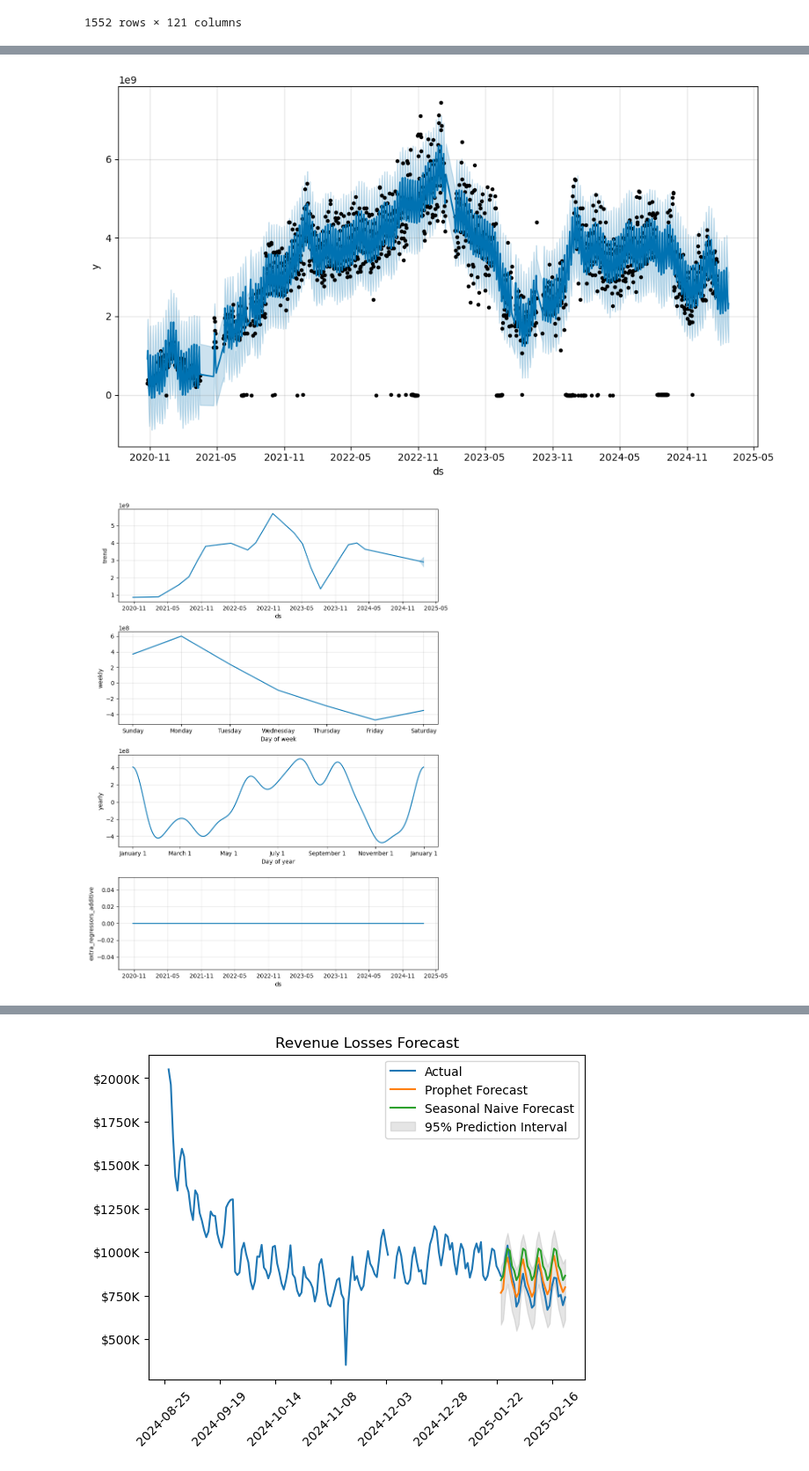
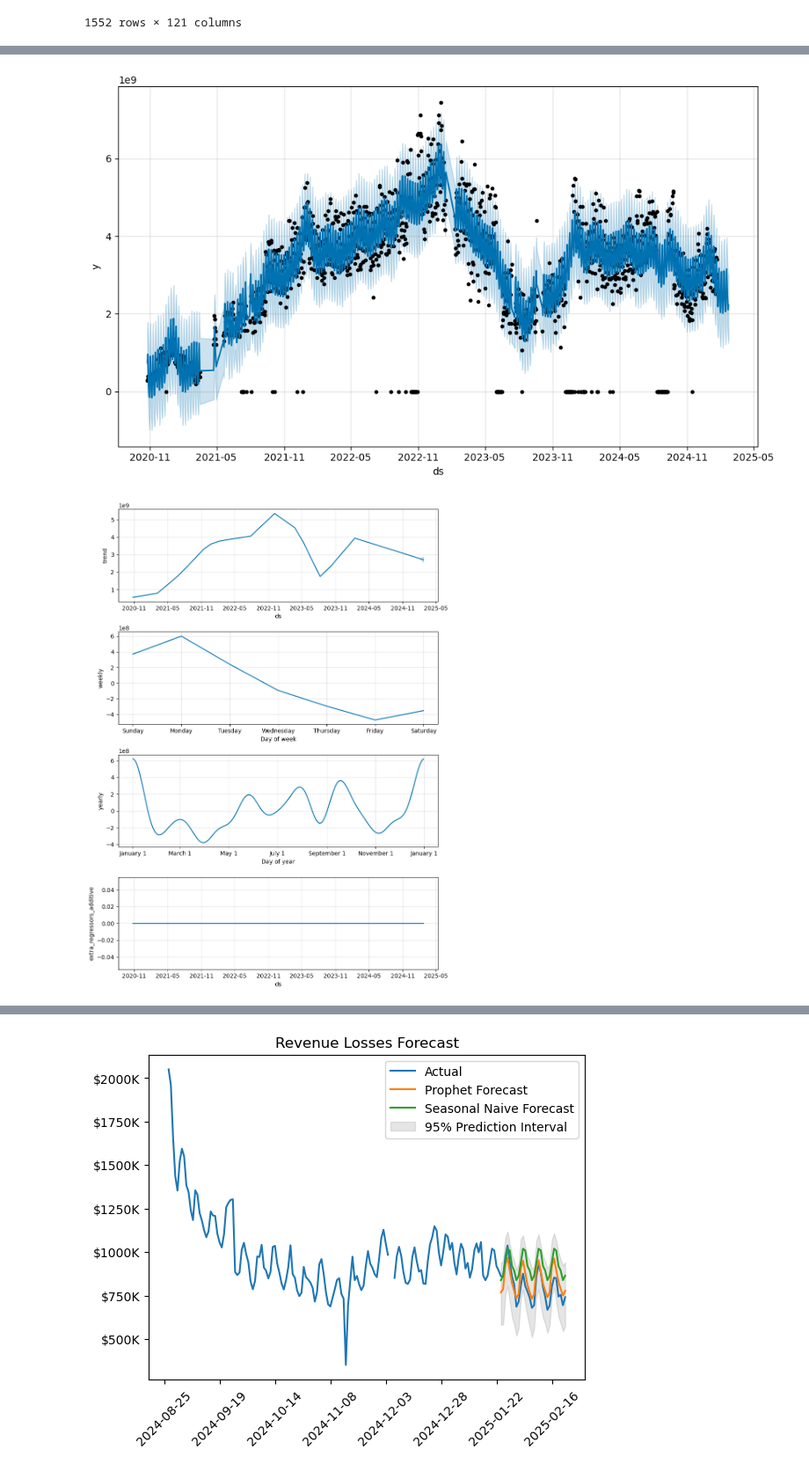
Before and after one commit to ijyliu/mcbroken-forecasting, a Jupyter notebook: Experimental Notebooks/Forecasts/Prophet.ipynb, the cells around one changed output, grey strips where cells are left out. Shown at 88% size. Cells and saved outputs as stored; diff of their text form; code cells hidden in the pictures.

Commit message:
bayesian hyperparameter optimization for prophet

```diff
--- a/Experimental Notebooks/Forecasts/Prophet.ipynb
+++ b/Experimental Notebooks/Forecasts/Prophet.ipynb
@@ -156,0 +116,35 @@ else:
+# %%
+# Going with the most commonly tuned items for seasonality and changepoint priors
+# We should also tune the changepoint range since this is a long time series
+def objective(trial):
+    param_grid = {
+        "changepoint_prior_scale": trial.suggest_float("changepoint_prior_scale", 0.001, 0.5),
+        "seasonality_prior_scale": trial.suggest_float("seasonality_prior_scale", 0.01, 10.0),
+        "changepoint_range": trial.suggest_float("changepoint_range", 0.5, 1.0)
+    }
+
+    m = Prophet(**param_grid)
+    # Add outlier columns
+    for col in outlier_cols:
+        m.add_regressor(col)
+
+    # Typical last 30 days validation set
+    # Could do cross-validation, but since we are varying changepoint_range which will be dependent on train set size, might as well do this
+    obj_df_train = train_df[:-30]
+    obj_df_val = train_df[-30:]
+
+    m.fit(obj_df_train)
+    forecast = m.predict(obj_df_val)
+    rmse = root_mean_squared_error(obj_df_val['y'], forecast['yhat'])
+
+    return rmse
+
+study = optuna.create_study(direction="minimize")
+study.optimize(objective, n_trials=100, timeout=1800)
+
+print(f"Best hyperparameters: {study.best_params}")
+print(f"Best RMSE: {study.best_value}")
+
+optimal_changepoint_prior = study.best_params['changepoint_prior_scale']
+optimal_seas_prior = study.best_params['seasonality_prior_scale']
+optimal_changepoint_range = study.best_params['changepoint_range']
@@ -159,7 +173,8 @@ else:
 m = Prophet(
     interval_width=0.95, # standard intervals
     seasonality_prior_scale=optimal_seas_prior,
-    changepoint_prior_scale=optimal_changepoint_prior
+    changepoint_prior_scale=optimal_changepoint_prior,
+    changepoint_range=optimal_changepoint_range
 )
 
 # Add outlier columns
@@ -184,5 +199,5 @@ fig2 = m.plot_components(forecast)
-[figure, old version]
+[figure, new version]
-[figure, old version]
+[figure, new version]
 # %%
 # Save model to disk
 with open('Models/Prophet.pkl', 'wb') as pkl:
```
Also changed, not shown: parts of 6 cells of this notebook, 1 other file.
